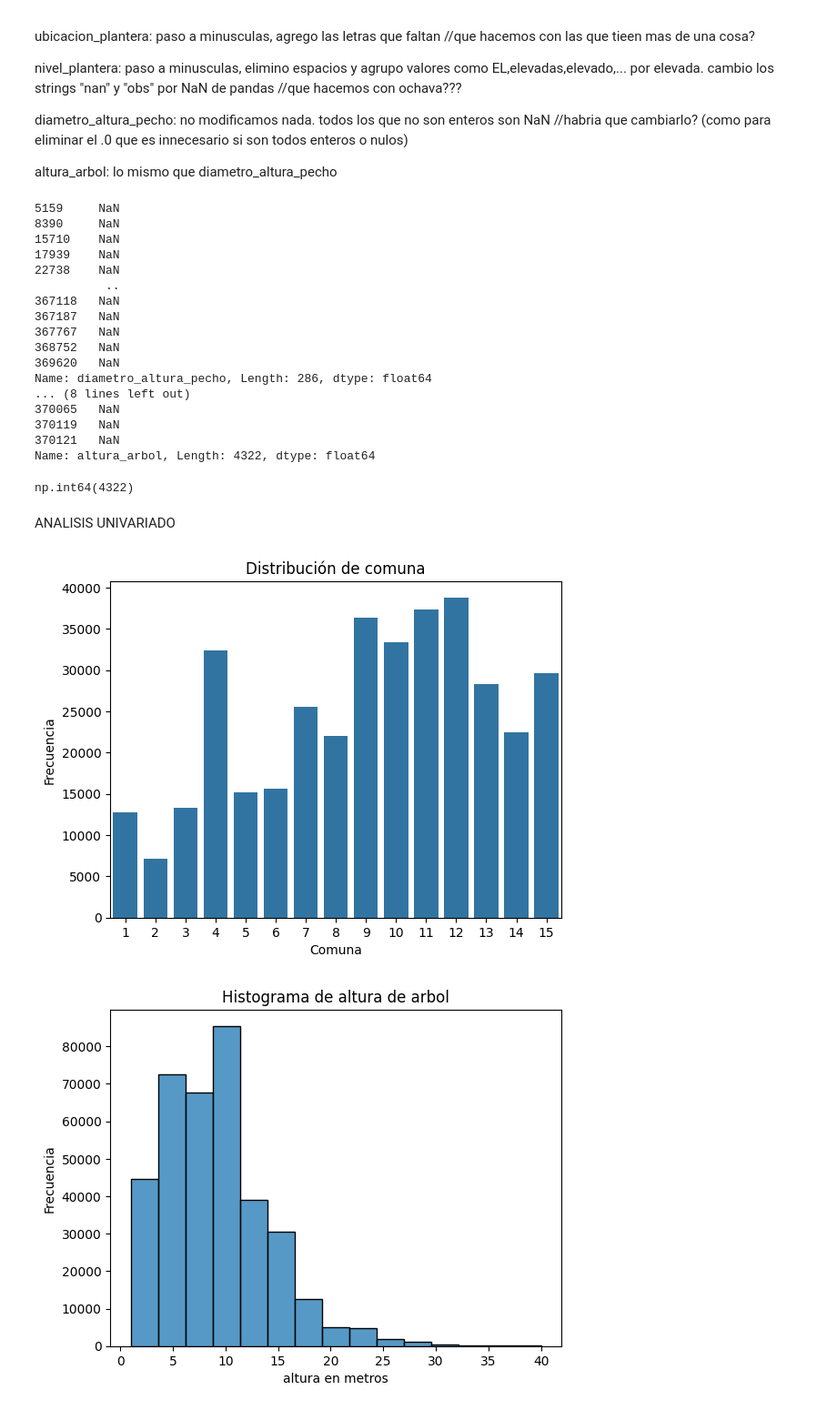
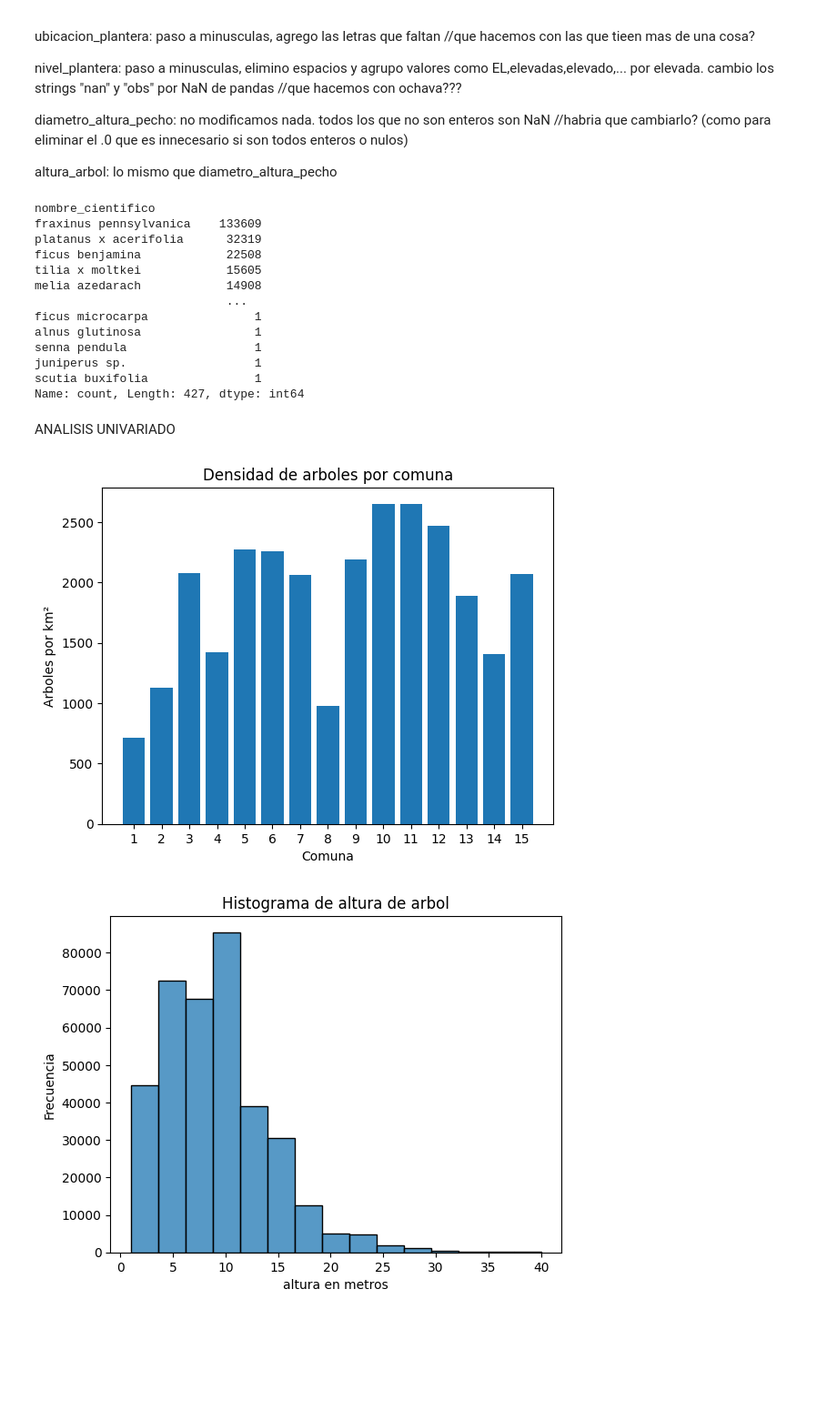
Before and after one commit to valentinabulat/TPFundamentos, a Jupyter notebook: Grupo10-TpeFundamentos.ipynb, the cells around one changed output. Shown: that part at 91% size. Saved outputs shown, nothing was run; the diff lists cells and outputs as text; code cells hidden in the pictures; blank space fills up the shorter version.

Commit message:
arrancamos con el analisis de univariadas

```diff
--- a/Grupo10-TpeFundamentos.ipynb
+++ b/Grupo10-TpeFundamentos.ipynb
@@ -176,46 +177,63 @@ copiaDataset["nivel_plantera"] = copiaDataset["nivel_plantera"].replace(["elevad
 copiaDataset["nivel_plantera"] = copiaDataset["nivel_plantera"].replace(["bn","bajo bivel","baja nivel","reducida"],"bajo nivel")
 copiaDataset["nivel_plantera"] = copiaDataset["nivel_plantera"].replace(["an","regular"],"a nivel")
 copiaDataset["nivel_plantera"] = copiaDataset["nivel_plantera"].replace(["nan","obs: no tiene plantera definida"],np.nan)
-copiaDataset["nivel_plantera"].value_counts()
-copiaDataset["nivel_plantera"].isna().sum()
+#copiaDataset["nivel_plantera"].value_counts()
+#copiaDataset["nivel_plantera"].isna().sum()
 
 # Filtrar solo los valores que no son enteros y mostrar solo la columna
 no_enteros = copiaDataset.loc[copiaDataset["diametro_altura_pecho"] % 1 != 0, "diametro_altura_pecho"]
-print(no_enteros)
-copiaDataset["diametro_altura_pecho"].isna().sum()
+#print(no_enteros)
+#copiaDataset["diametro_altura_pecho"].isna().sum()
 
-print(copiaDataset.loc[copiaDataset["altura_arbol"] % 1 != 0, "altura_arbol"])
-copiaDataset["altura_arbol"].isna().sum()
+#print(copiaDataset.loc[copiaDataset["altura_arbol"] % 1 != 0, "altura_arbol"])
+#copiaDataset["altura_arbol"].isna().sum()
+
+copiaDataset["nombre_cientifico"].value_counts()
 # %% [output]
-5159     NaN
-8390     NaN
-15710    NaN
-17939    NaN
-22738    NaN
-          ..
-367118   NaN
-367187   NaN
-367767   NaN
-368752   NaN
-369620   NaN
-Name: diametro_altura_pecho, Length: 286, dtype: float64
-... (8 lines left out)
-370065   NaN
-370119   NaN
-370121   NaN
-Name: altura_arbol, Length: 4322, dtype: float64
+nombre_cientifico
+fraxinus pennsylvanica    133609
+platanus x acerifolia      32319
+ficus benjamina            22508
+tilia x moltkei            15605
+melia azedarach            14908
+                           ...
+ficus microcarpa               1
+alnus glutinosa                1
+senna pendula                  1
+juniperus sp.                  1
+scutia buxifolia               1
+Name: count, Length: 427, dtype: int64
-np.int64(4322)
 # %% [markdown]
 ANALISIS UNIVARIADO
 # %%
-#analisis de la comuna con mas arboles
+#Las comunas del norte de la Ciudad de Buenos Aires (como la 12, 13 y 14)
+# presentan mayor densidad de árboles por superficie urbana que las comunas del sur (4, 8 y 9).
 
-sns.countplot(x="comuna", data=dataset)
-plt.title("Distribución de comuna")
+superficies = { #en km²
+    1: 17.9,  2: 6.3,  3: 6.4,  4: 22.7,  5: 6.7,
+    6: 6.9,  7: 12.4, 8: 22.5, 9: 16.6, 10: 12.6,
+    11: 14.1, 12: 15.7, 13: 15.0, 14: 15.9, 15: 14.3
+}
+
+datasetH1 = copiaDataset[["comuna"]].copy()
+
+# 1️⃣ Contar cantidad de árboles por comuna
+arboles_por_comuna = datasetH1.groupby("comuna").size().reset_index(name="cantidad_arboles")
+
+# 2️⃣ Agregar la superficie de cada comuna
+arboles_por_comuna["superficie"] = arboles_por_comuna["comuna"].map(superficies)
+
+# 3️⃣ Calcular densidad de árboles por km²
+arboles_por_comuna["densidad_arboles"] = arboles_por_comuna["cantidad_arboles"] / arboles_por_comuna["superficie"]
+
+# graficamos el histograma
+plt.bar(arboles_por_comuna["comuna"], arboles_por_comuna["densidad_arboles"])
+plt.xticks(range(1,16))  # Rota las etiquetas del eje x para mayor legibilidad
 plt.xlabel("Comuna")
-plt.ylabel("Frecuencia")
+plt.ylabel("Arboles por km²")
+plt.title("Densidad de arboles por comuna")
 plt.show()
 # %% [output]
-[figure, old version]
+[figure, new version]
 # %%
 #analisis de la altura de los arboles
```
Also changed, not shown: parts of 3 cells of this notebook, 2 other files.
